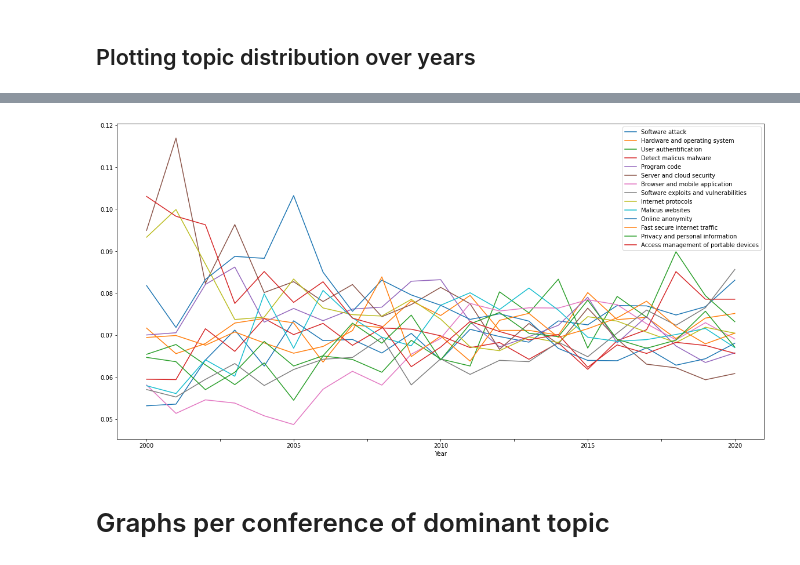
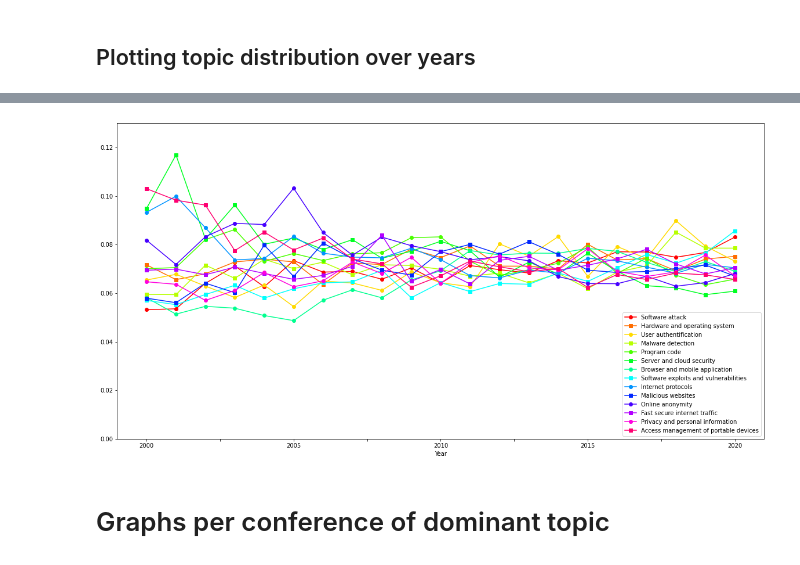
Before and after one commit to richard-johansson/topic_modeling, a Jupyter notebook: topicModeller2.0.ipynb, the cells around one changed output, grey strips where cells are left out. Cells and saved outputs as stored; diff of their text form; code cells hidden in the pictures.

```diff
--- a/topicModeller2.0.ipynb
+++ b/topicModeller2.0.ipynb
@@ -974,6 +979,7 @@ df_joined_year = df.copy()
 df_joined_year = df_joined_year.groupby(['Year']).mean()
 df_joined_year.columns = topicNames
 #plotGraph(df_joined_year)
-df_joined_year.plot(figsize=(20,10))
+plotGraph(df_joined_year)
+#plt.savefig('topicPlots/All Topics.pdf')
 df_joined_year
 # %% [output]
@@ -981,21 +987,21 @@ df_joined_year
 | Year |  |  |  |  |  | ... |
 | 2000 | 0.053168 | 0.071660 | 0.065418 | 0.059491 | 0.070031 | ... |
 | 2001 | 0.053562 | 0.065575 | 0.067757 | 0.059402 | 0.070553 | ... |
 | 2002 | 0.064052 | 0.067986 | 0.062915 | 0.071515 | 0.082056 | ... |
 | 2003 | 0.071194 | 0.072862 | 0.058201 | 0.066123 | 0.086207 | ... |
 | 2004 | 0.062626 | 0.073961 | 0.063369 | 0.073948 | 0.073083 | ... |
 | 2005 | 0.073405 | 0.072911 | 0.054477 | 0.070112 | 0.076343 | ... |
 | 2006 | 0.068679 | 0.063562 | 0.065032 | 0.072783 | 0.073427 | ... |
 | 2007 | 0.068960 | 0.072417 | 0.064195 | 0.067560 | 0.076199 | ... |
 | 2008 | 0.065736 | 0.071781 | 0.061147 | 0.071692 | 0.076654 | ... |
 | 2009 | 0.070409 | 0.078143 | 0.068751 | 0.071400 | 0.082822 | ... |
 | ... | ... | ... | ... | ... | ... | ... |
 | 2016 | 0.077044 | 0.073681 | 0.079209 | 0.068672 | 0.068140 | ... |
 | 2017 | 0.076948 | 0.074233 | 0.074250 | 0.071269 | 0.074425 | ... |
 | 2018 | 0.074788 | 0.069174 | 0.089847 | 0.085119 | 0.067399 | ... |
 | 2019 | 0.076763 | 0.074049 | 0.079391 | 0.078548 | 0.063471 | ... |
 | 2020 | 0.083073 | 0.075147 | 0.073186 | 0.078536 | 0.065763 | ... |
-[figure, old version]
+[figure, new version]
 # %% [markdown]
 # Graphs per conference of dominant topic
 # %%
```
Also changed, not shown: parts of 4 cells of this notebook, 4 other files.
